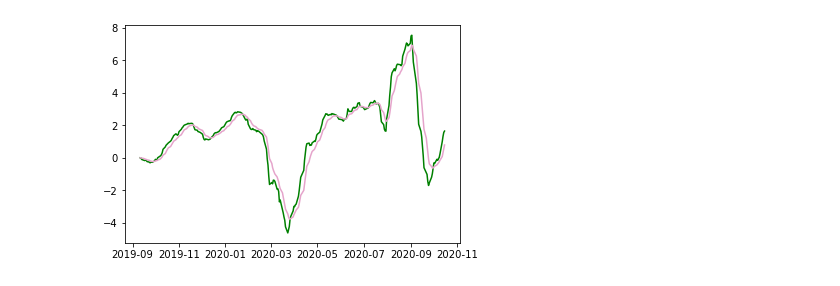
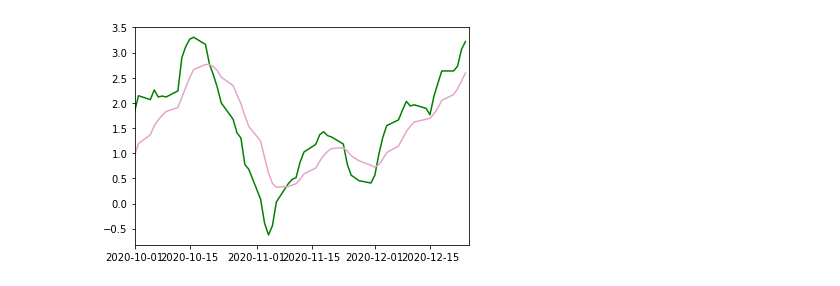
Before and after one commit to lucasdmoyer/fintech, a Jupyter notebook: alpha.ipynb, the cells around one changed output. Cells and saved outputs as stored; diff of their text form; code cells hidden in the pictures.

```diff
--- a/alpha.ipynb
+++ b/alpha.ipynb
@@ -55,3 +122,11 @@ for tick in tqdm(tickers):
+# %%
+# SAVE
+with open("stocks.pkl", "wb") as pkl_handle:
+    pickle.dump(stocks, pkl_handle)
+# %%
+# LOAD
+with open("stocks.pkl", "rb") as pkl_handle:
+    stocks = pickle.load(pkl_handle)
 # %%
 def addMACD(stocks):
     for stock in list(stocks):
@@ -89,17 +164,42 @@ def addBB(stocks, time_window):
     for stock in list(stocks):
         stocks[stock]['MA20'] = stocks[stock]['Adj Close'].rolling(window=time_window).mean()
         stocks[stock]['20dSTD'] = stocks[stock]['Adj Close'].rolling(window=time_window).std()
-        stocks[stock]['Upper'] = stocks[stock]['MA20'] + (stocks[stock]['20dSTD'] * 2)
-        stocks[stock]['Lower'] = stocks[stock]['MA20'] - (stocks[stock]['20dSTD'] * 2)
+        stocks[stock]['UpperBB'] = stocks[stock]['MA20'] + (stocks[stock]['20dSTD'] * 2)
+        stocks[stock]['LowerBB'] = stocks[stock]['MA20'] - (stocks[stock]['20dSTD'] * 2)
+        stocks[stock]['LowerBB_dist'] = stocks[stock]['LowerBB'] - stocks[stock]['MA20']
+        stocks[stock]['UpperBB_dist'] = stocks[stock]['MA20'] - stocks[stock]['UpperBB']
     return(stocks)
 
 def addReturns(stocks):
     for stock in list(stocks):
-        stocks[stock]['returns'] = stocks[stock]['Adj Close'].pct_change()
+        stocks[stock]['simple_returns'] = stocks[stock]['Adj Close'].pct_change()
+        stocks[stock]['log_returns'] = np.log(stocks[stock]['simple_returns']+1)
+        stocks[stock]['cum_daily_return'] = ((1 + stocks[stock]['simple_returns']).cumprod() - 1)
     return(stocks)
+
+def addVol(stocks, periods):
+    for stock in list(stocks):
+        stocks[stock]['volatility'] = stocks[stock]['simple_returns'].rolling(periods).std() * np.sqrt(periods)
+    return stocks
+
+def lagFeatures(stocks, features, periods, returns):
+    # sets the columns we want in our final df
+    cols_wanted = features +returns
+    stocks_lagged = stocks.copy()
+    print(f'The columns wanted are {cols_wanted}')
+    for stock in list(stocks):
+        stocks_lagged[stock][features] = stocks_lagged[stock][features].shift(periods)
+        stocks_lagged[stock] = pd.DataFrame(stocks_lagged[stock], columns=cols_wanted)
+    return(stocks_lagged)
+
+
 
 
 stocks = addBB(stocks,20)
 stocks= addMACD(stocks)
 stocks = addRSI(stocks,14)
 stocks = addReturns(stocks)
+stocks = addVol(stocks,50)
+stocks.keys()
+features = ['High', 'Low', 'Open', 'Close', 'Volume', 'MA20', '20dSTD', 'UpperBB', 'LowerBB', 'macd', 'macd_signal', 'RSI']
+stocks_lagged = lagFeatures(stocks,features,1, ['log_returns', 'simple_returns'])
@@ -106,10 +256,11 @@ stocks = addReturns(stocks)
 # %%
 df=stocks["AAPL"]
 plt.plot( df['macd'], label='AMD MACD', color = 'green')
 plt.plot(df['macd_signal'], label='Signal Line', color='#E5A4CB')
+plt.xlim([datetime.date(2020, 10, 1), datetime.date(2020, 12, 25)])
 plt.show()
 # %% [output]
-[figure, old version]
+[figure, new version]
 # %%
 import matplotlib.pyplot as plt
 plt.plot( df['MA20'], label='MA20', color = '#EBD2BE')
```
Also changed, not shown: parts of 49 cells of this notebook, 32 other files.
